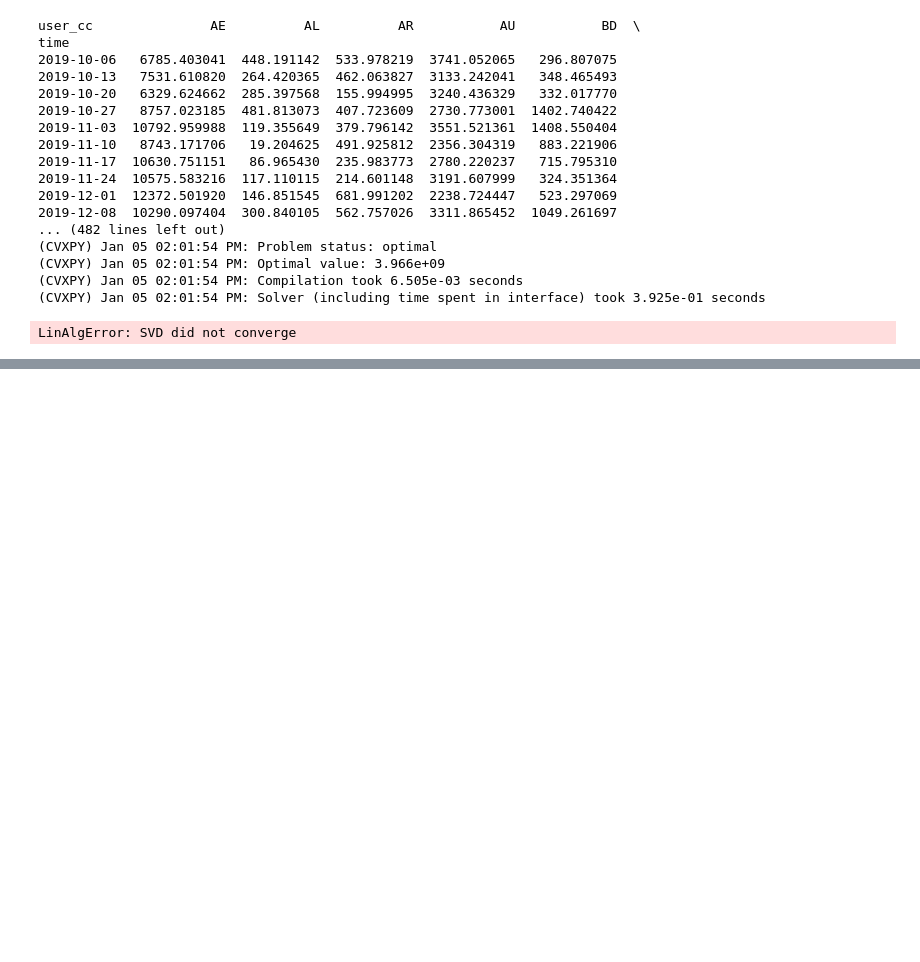
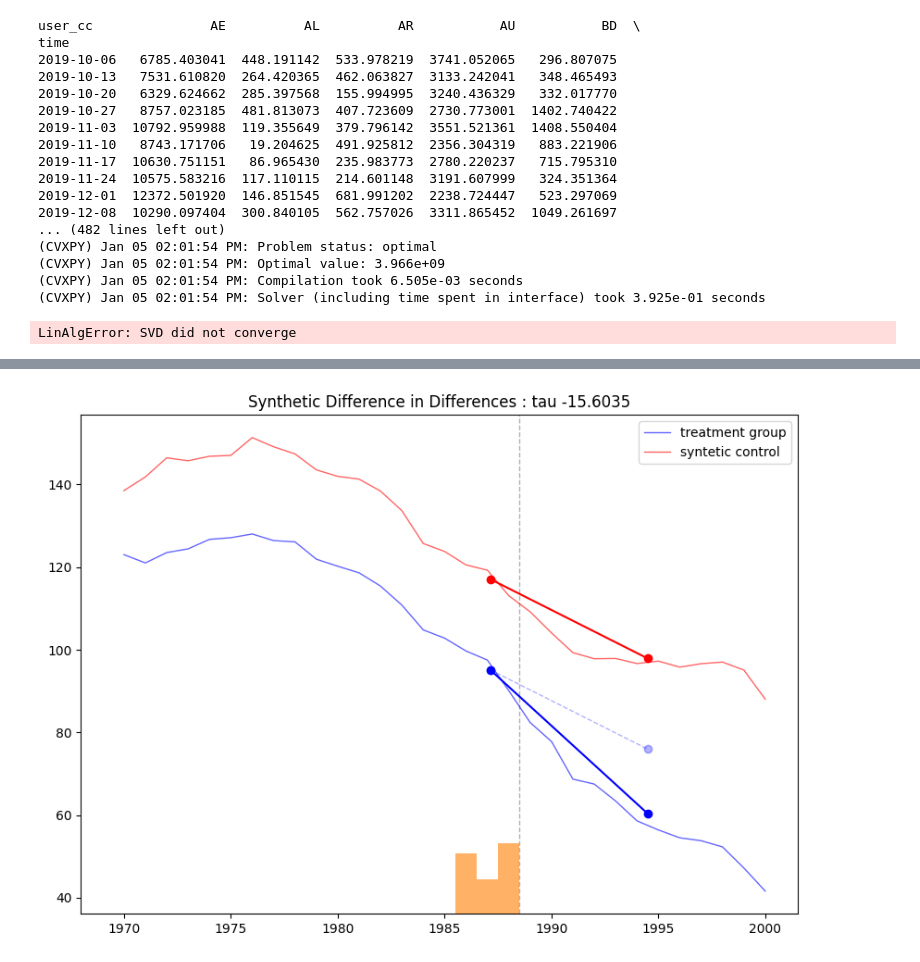
Before and after one commit to austinkennedy/crypto, a Jupyter notebook: code/sdid_python.ipynb, the cells around one changed output, grey strips where cells are left out. Drawn from its saved outputs; the diff is of its cells as text; code cells hidden in the pictures; blank space fills up the shorter version.

```diff
--- a/code/sdid_python.ipynb
+++ b/code/sdid_python.ipynb
@@ -763,0 +860,6 @@ LinAlgError: SVD did not converge
+# %%
+sdid = SynthDID(df, PRE_TEREM, POST_TEREM, TREATMENT)
+sdid.fit(zeta_type="base")
+sdid.plot(model="sdid")
+# %% [output]
+[figure, added]
```
Also changed, not shown: parts of 12 cells of this notebook, 1 other file.
